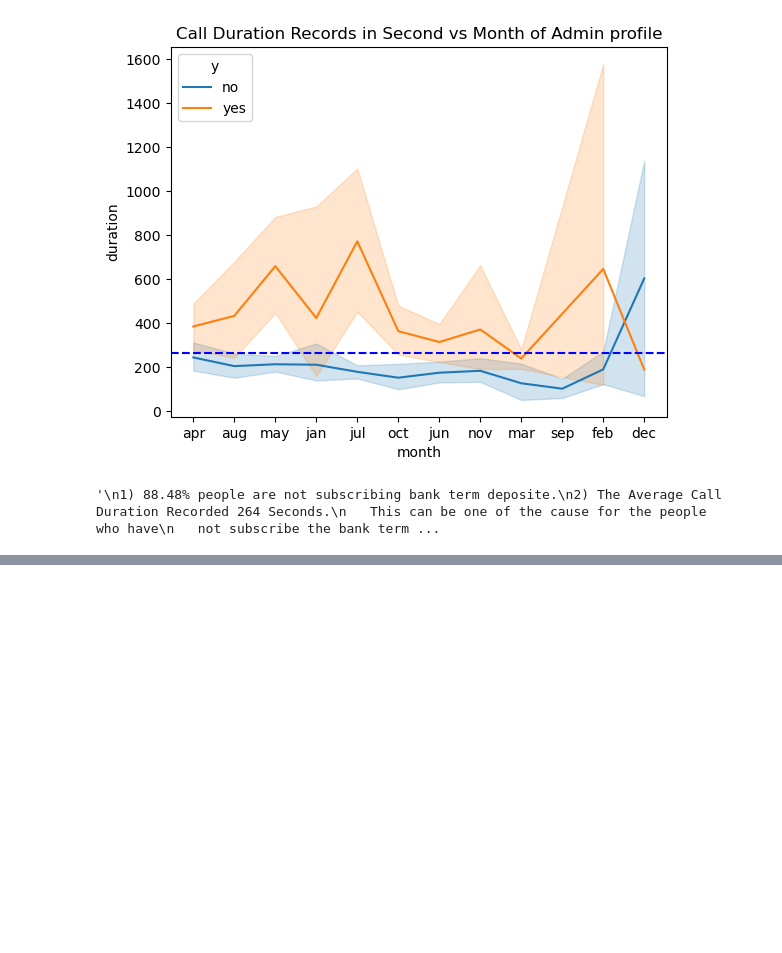
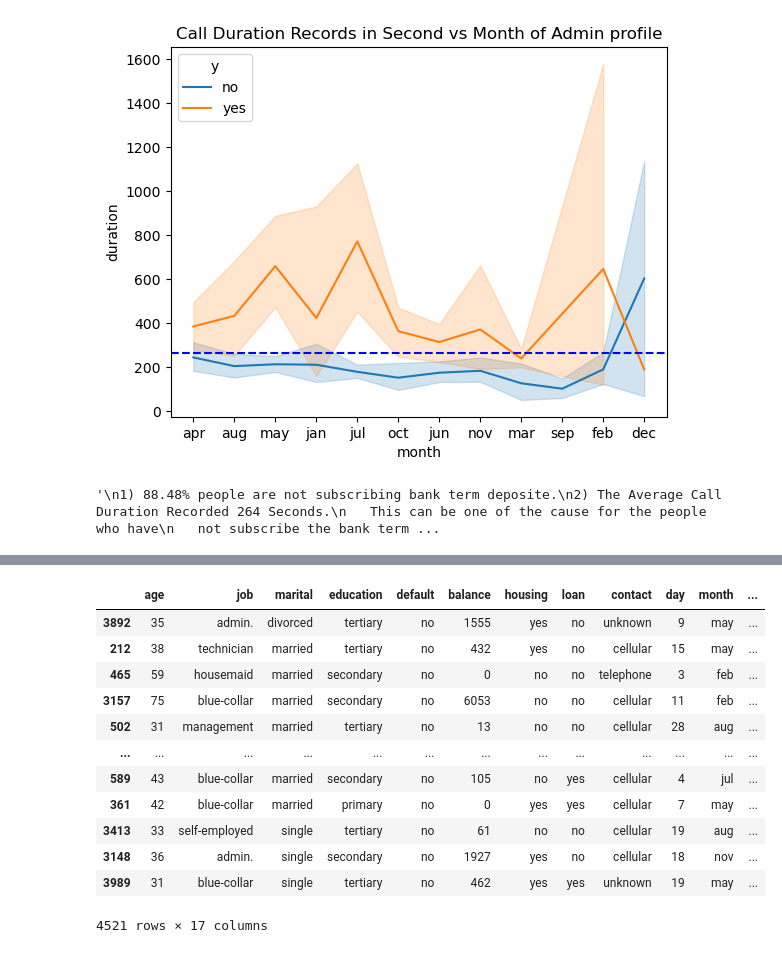
Before and after one commit to vikasmishra0921/Bank_Telemarketing_classifier, a Jupyter notebook: Model.ipynb, the cells around one changed output, grey strips where cells are left out. Saved outputs shown, nothing was run; the diff lists cells and outputs as text; code cells hidden in the pictures; blank space fills up the shorter version.

```diff
--- a/Model.ipynb
+++ b/Model.ipynb
@@ -265,0 +298,25 @@ plt.show()
+# %%
+'''
+1. Pdays and previous these two column shows IQR = 0, hence we need to drop these two columns from the dataset
+
+
+'''
+
+#Create a copy of the dataset
+
+data = df.copy()
+data.sample(frac = 1)
+# %% [output]
+|  | age | job | marital | education | default | balance | housing | loan | contact | day | month | ... |
+| 3892 | 35 | admin. | divorced | tertiary | no | 1555 | yes | no | unknown | 9 | may | ... |
+| 212 | 38 | technician | married | tertiary | no | 432 | yes | no | cellular | 15 | may | ... |
+| 465 | 59 | housemaid | married | secondary | no | 0 | no | no | telephone | 3 | feb | ... |
+| 3157 | 75 | blue-collar | married | secondary | no | 6053 | no | no | cellular | 11 | feb | ... |
+| 502 | 31 | management | married | tertiary | no | 13 | no | no | cellular | 28 | aug | ... |
+| ... | ... | ... | ... | ... | ... | ... | ... | ... | ... | ... | ... | ... |
+| 589 | 43 | blue-collar | married | secondary | no | 105 | no | yes | cellular | 4 | jul | ... |
+| 361 | 42 | blue-collar | married | primary | no | 0 | yes | yes | cellular | 7 | may | ... |
+| 3413 | 33 | self-employed | single | tertiary | no | 61 | no | no | cellular | 19 | aug | ... |
+| 3148 | 36 | admin. | single | secondary | no | 1927 | yes | no | cellular | 18 | nov | ... |
+| 3989 | 31 | blue-collar | single | tertiary | no | 462 | yes | yes | unknown | 19 | may | ... |
+4521 rows × 17 columns
```
Also changed, not shown: parts of 18 cells of this notebook.
